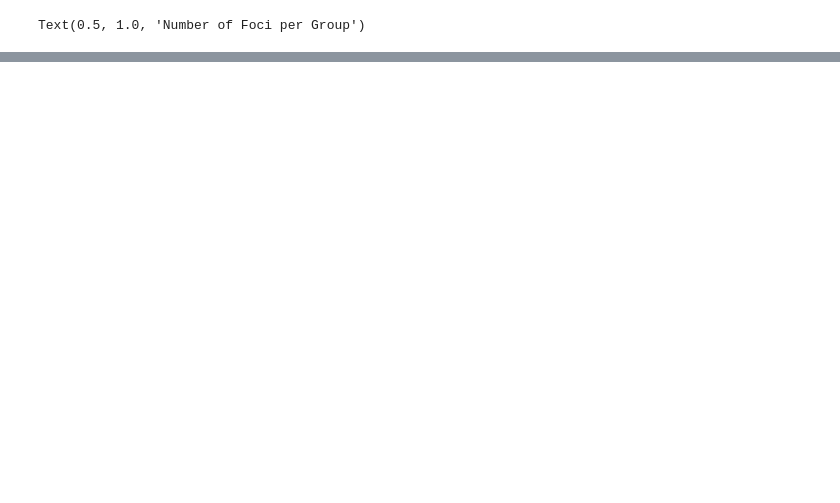
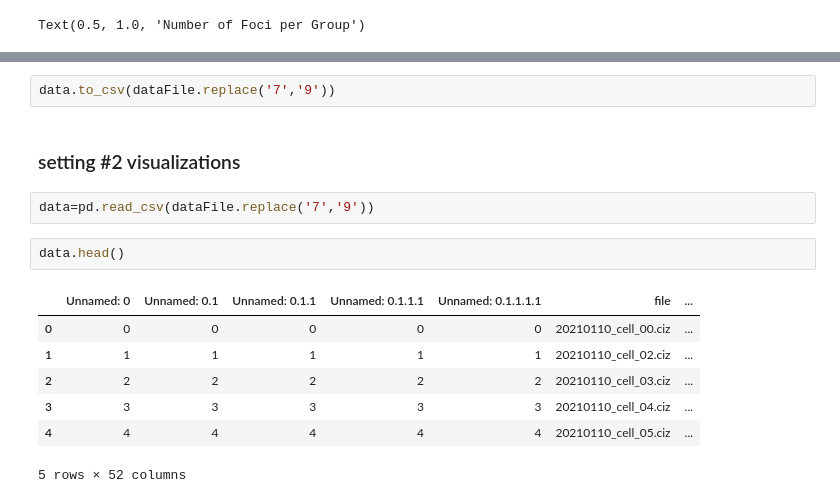
Before and after one commit to purvislab/MCM_project, a Jupyter notebook: 210329_fociPicker_d20210110.ipynb, the cells around one changed output, grey strips where cells are left out. Cells and saved outputs as stored; diff of their text form; blank space fills up the shorter version.

```diff
--- a/210329_fociPicker_d20210110.ipynb
+++ b/210329_fociPicker_d20210110.ipynb
@@ -155,2 +192,18 @@ sns.swarmplot(data=data,x='group',y='fociNo', color='black')
+# %%
+data.to_csv(dataFile.replace('7','9'))
+# %% [markdown]
+### setting #2 visualizations
+# %%
+data=pd.read_csv(dataFile.replace('7','9'))
+# %%
+data.head()
+# %% [output]
+|  | Unnamed: 0 | Unnamed: 0.1 | Unnamed: 0.1.1 | Unnamed: 0.1.1.1 | Unnamed: 0.1.1.1.1 | file | ... |
+| 0 | 0 | 0 | 0 | 0 | 0 | 20210110_cell_00.ciz | ... |
+| 1 | 1 | 1 | 1 | 1 | 1 | 20210110_cell_02.ciz | ... |
+| 2 | 2 | 2 | 2 | 2 | 2 | 20210110_cell_03.ciz | ... |
+| 3 | 3 | 3 | 3 | 3 | 3 | 20210110_cell_04.ciz | ... |
+| 4 | 4 | 4 | 4 | 4 | 4 | 20210110_cell_05.ciz | ... |
+5 rows × 52 columns
 # %%
 %matplotlib notebook
```
Also changed, not shown: parts of 39 cells of this notebook.
